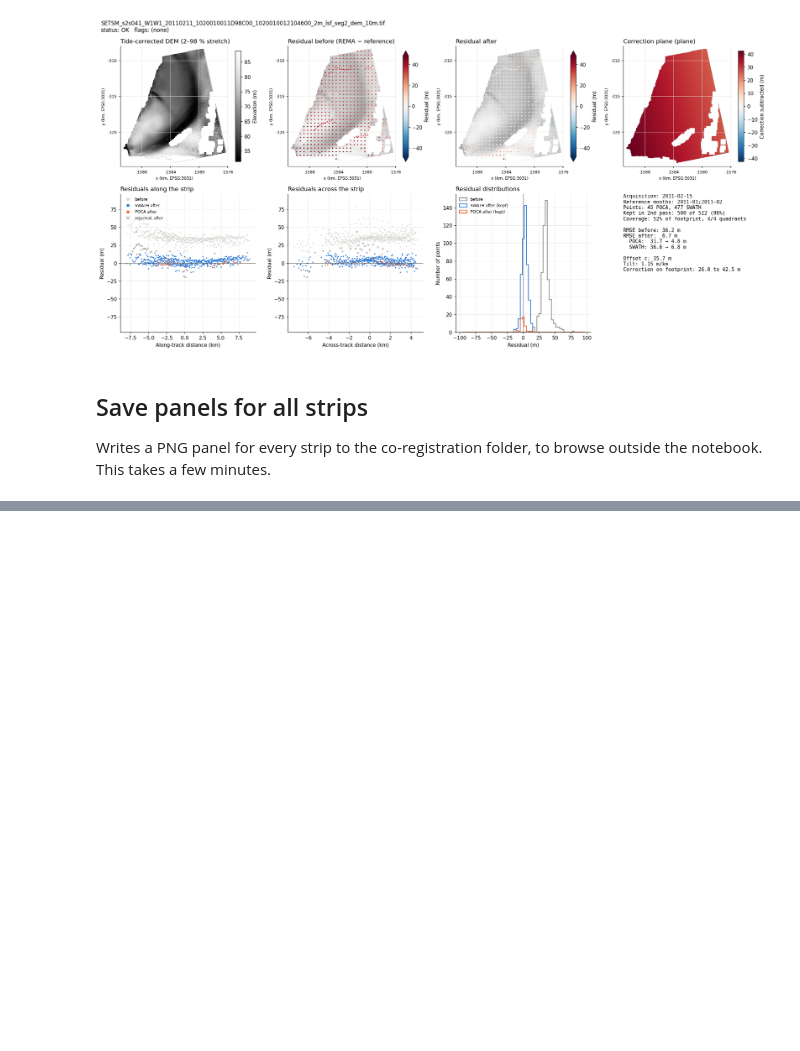
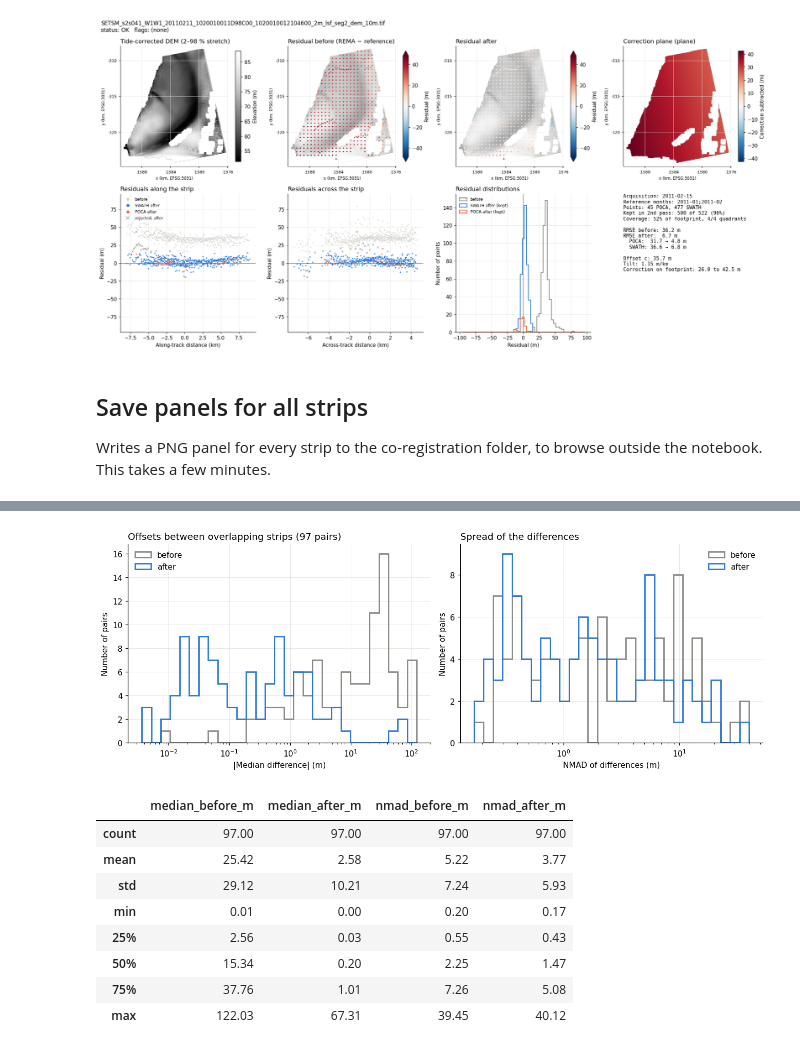
Before and after one commit to aszinck/REMA-strips-correction, a Jupyter notebook: coreg-qc.ipynb, the cells around one changed output, grey strips where cells are left out. Cells and saved outputs as stored; diff of their text form; code cells hidden in the pictures; blank space fills up the shorter version.

```diff
--- a/coreg-qc.ipynb
+++ b/coreg-qc.ipynb
@@ -520,0 +617,28 @@ if save_all:
+# %%
+used = adj_pairs[adj_pairs["used"]]
+
+fig, axes = plt.subplots(1, 2, figsize=(12, 4.5))
+for ax, col, label in [(axes[0], "median", "|Median difference| (m)"), (axes[1], "nmad", "NMAD of differences (m)")]:
+    before, after = used[f"{col}_before_m"].abs(), used[f"{col}_after_m"].abs()
+    bins = np.logspace(np.log10(max(min(before.min(), after.min()), 1e-3)), np.log10(max(before.max(), after.max())), 30)
+    ax.hist(before, bins=bins, histtype="step", linewidth=1.8, color="#8a8984", label="before")
+    ax.hist(after, bins=bins, histtype="step", linewidth=1.8, color="#2a78d6", label="after")
+    ax.set(xscale="log", xlabel=label, ylabel="Number of pairs")
+    ax.legend(frameon=False)
+axes[0].set_title(f"Offsets between overlapping strips ({len(used)} pairs)", loc="left")
+axes[1].set_title("Spread of the differences", loc="left")
+plt.tight_layout()
+plt.show()
+
+used[["median_before_m", "median_after_m", "nmad_before_m", "nmad_after_m"]].abs().describe().round(2)
+# %% [output]
+[figure, added]
+|  | median_before_m | median_after_m | nmad_before_m | nmad_after_m |
+| count | 97.00 | 97.00 | 97.00 | 97.00 |
+| mean | 25.42 | 2.58 | 5.22 | 3.77 |
+| std | 29.12 | 10.21 | 7.24 | 5.93 |
+| min | 0.01 | 0.00 | 0.20 | 0.17 |
+| 25% | 2.56 | 0.03 | 0.55 | 0.43 |
+| 50% | 15.34 | 0.20 | 2.25 | 1.47 |
+| 75% | 37.76 | 1.01 | 7.26 | 5.08 |
+| max | 122.03 | 67.31 | 39.45 | 40.12 |
```
Also changed, not shown: parts of 22 cells of this notebook, 3 other files.
